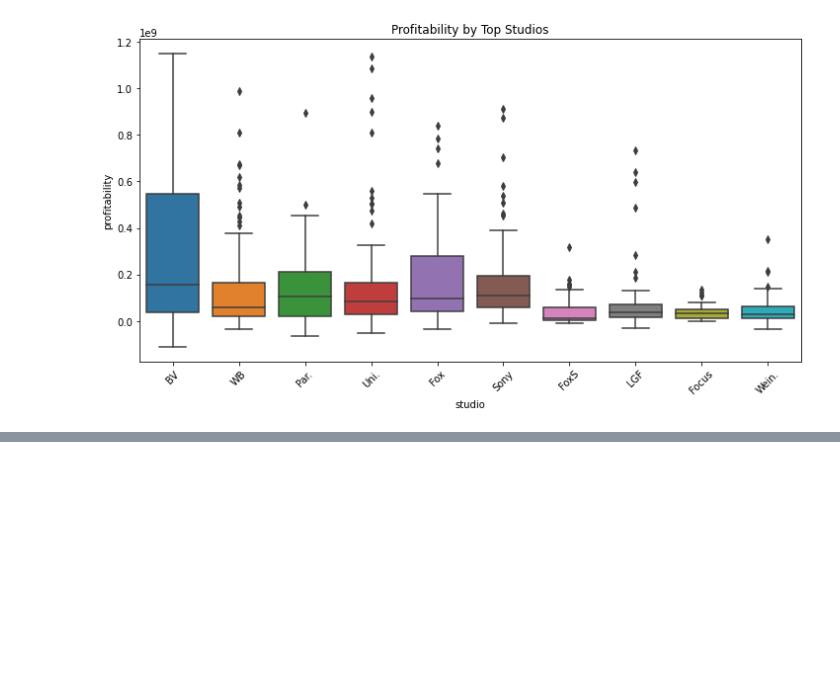
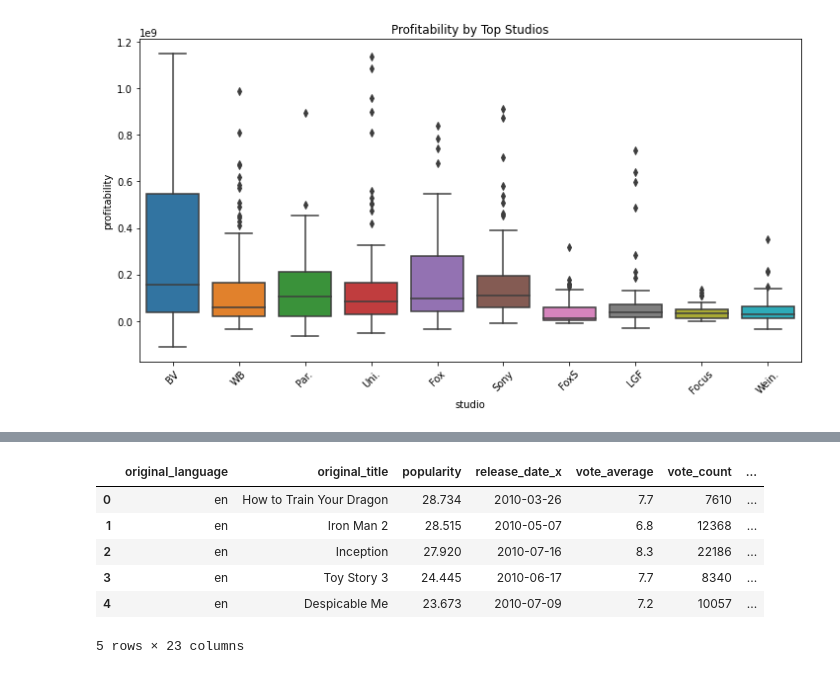
Before and after one commit to MuiruriVivian/PHASE-2-GROUP-7-PROJECT, a Jupyter notebook: Calvin.ipynb, the cells around one changed output, grey strips where cells are left out. Drawn from its saved outputs; the diff is of its cells as text; code cells hidden in the pictures; blank space fills up the shorter version.

```diff
--- a/Calvin.ipynb
+++ b/Calvin.ipynb
@@ -585,0 +642,10 @@ plt.show()
+# %%
+merged_df.head()
+# %% [output]
+|  | original_language | original_title | popularity | release_date_x | vote_average | vote_count | ... |
+| 0 | en | How to Train Your Dragon | 28.734 | 2010-03-26 | 7.7 | 7610 | ... |
+| 1 | en | Iron Man 2 | 28.515 | 2010-05-07 | 6.8 | 12368 | ... |
+| 2 | en | Inception | 27.920 | 2010-07-16 | 8.3 | 22186 | ... |
+| 3 | en | Toy Story 3 | 24.445 | 2010-06-17 | 7.7 | 8340 | ... |
+| 4 | en | Despicable Me | 23.673 | 2010-07-09 | 7.2 | 10057 | ... |
+5 rows × 23 columns
```
Also changed, not shown: parts of 7 cells of this notebook.
